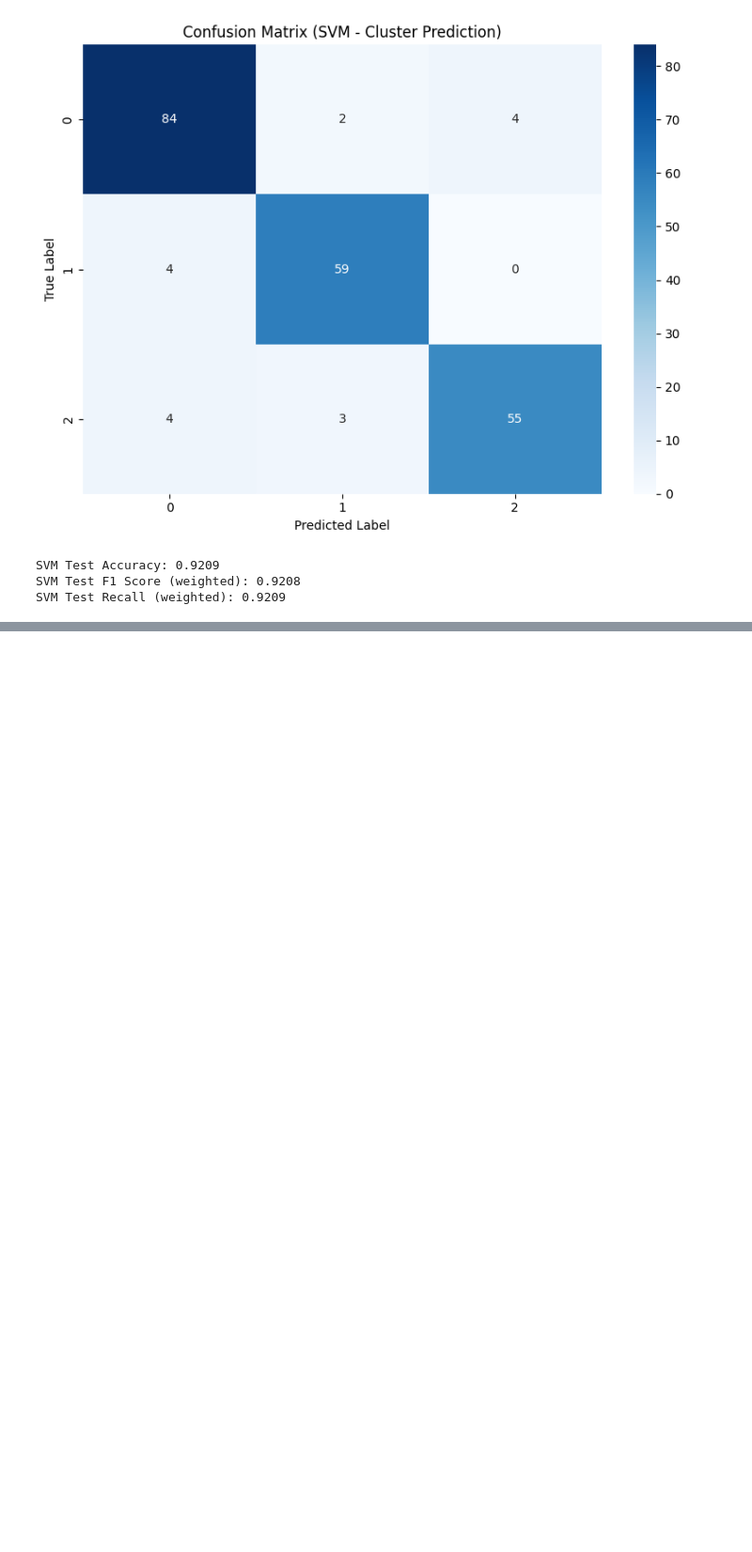
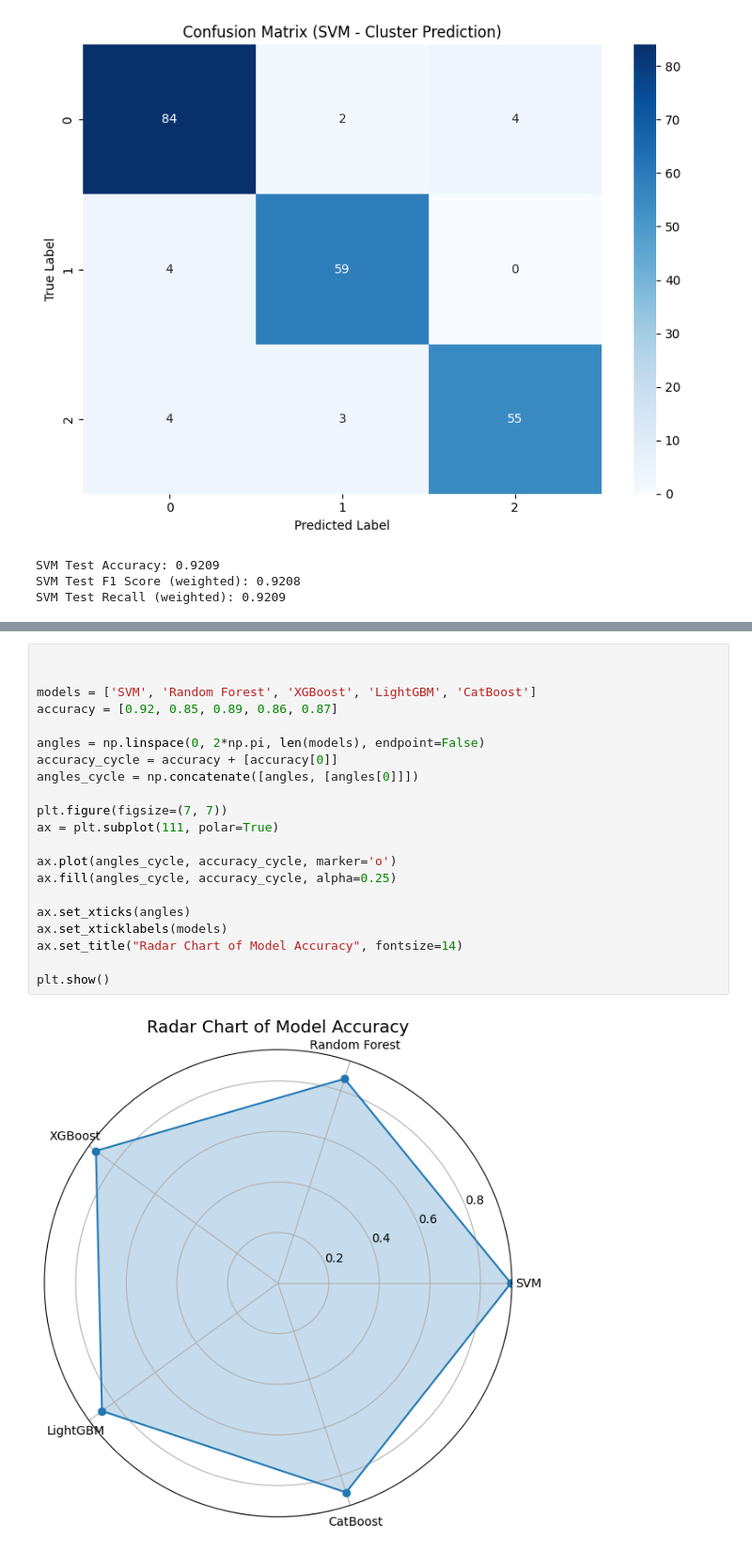
Before and after one commit to MH-Mehedi06/DASS21, a Jupyter notebook: DASS21.ipynb, the cells around one changed output, grey strips where cells are left out. Shown at 94% size. Saved outputs shown, nothing was run; the diff lists cells and outputs as text; blank space fills up the shorter version.

```diff
--- a/DASS21.ipynb
+++ b/DASS21.ipynb
@@ -1086,0 +1367,23 @@ Cluster
+# %%
+
+
+models = ['SVM', 'Random Forest', 'XGBoost', 'LightGBM', 'CatBoost']
+accuracy = [0.92, 0.85, 0.89, 0.86, 0.87]
+
+angles = np.linspace(0, 2*np.pi, len(models), endpoint=False)
+accuracy_cycle = accuracy + [accuracy[0]]
+angles_cycle = np.concatenate([angles, [angles[0]]])
+
+plt.figure(figsize=(7, 7))
+ax = plt.subplot(111, polar=True)
+
+ax.plot(angles_cycle, accuracy_cycle, marker='o')
+ax.fill(angles_cycle, accuracy_cycle, alpha=0.25)
+
+ax.set_xticks(angles)
+ax.set_xticklabels(models)
+ax.set_title("Radar Chart of Model Accuracy", fontsize=14)
+
+plt.show()
+# %% [output]
+[figure, added]
```
Also changed, not shown: parts of 14 cells of this notebook, 6 other files.
